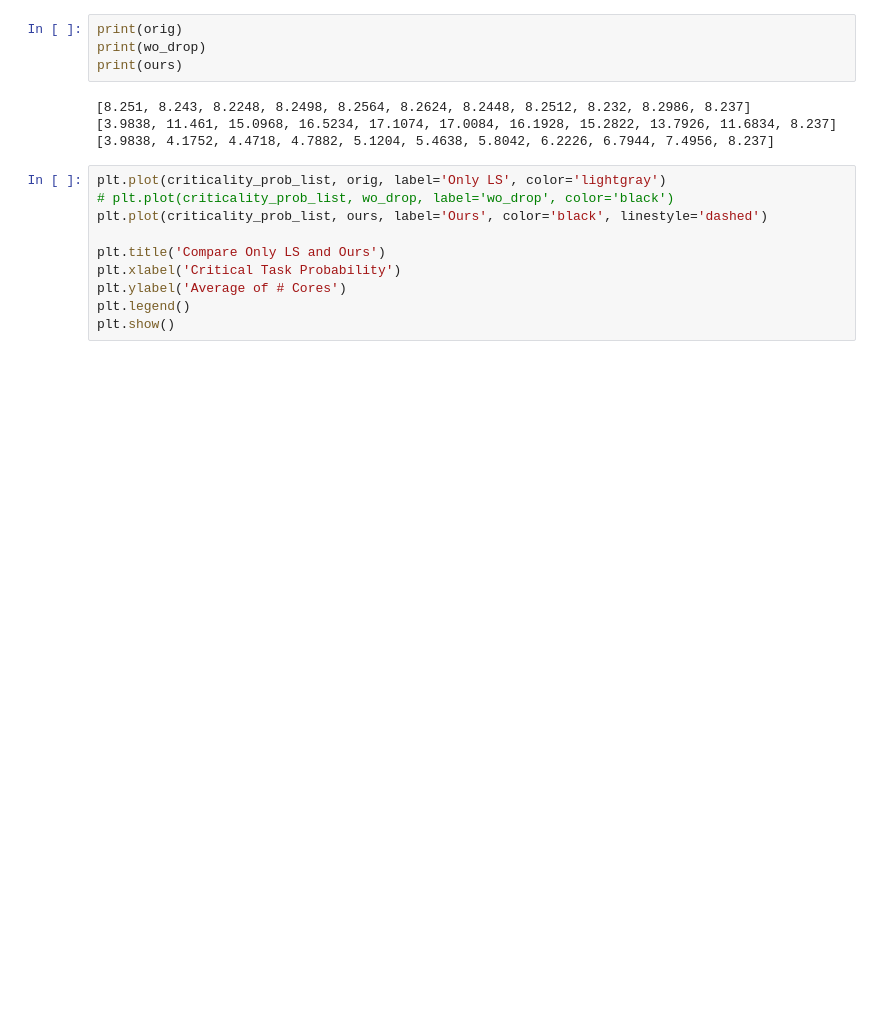
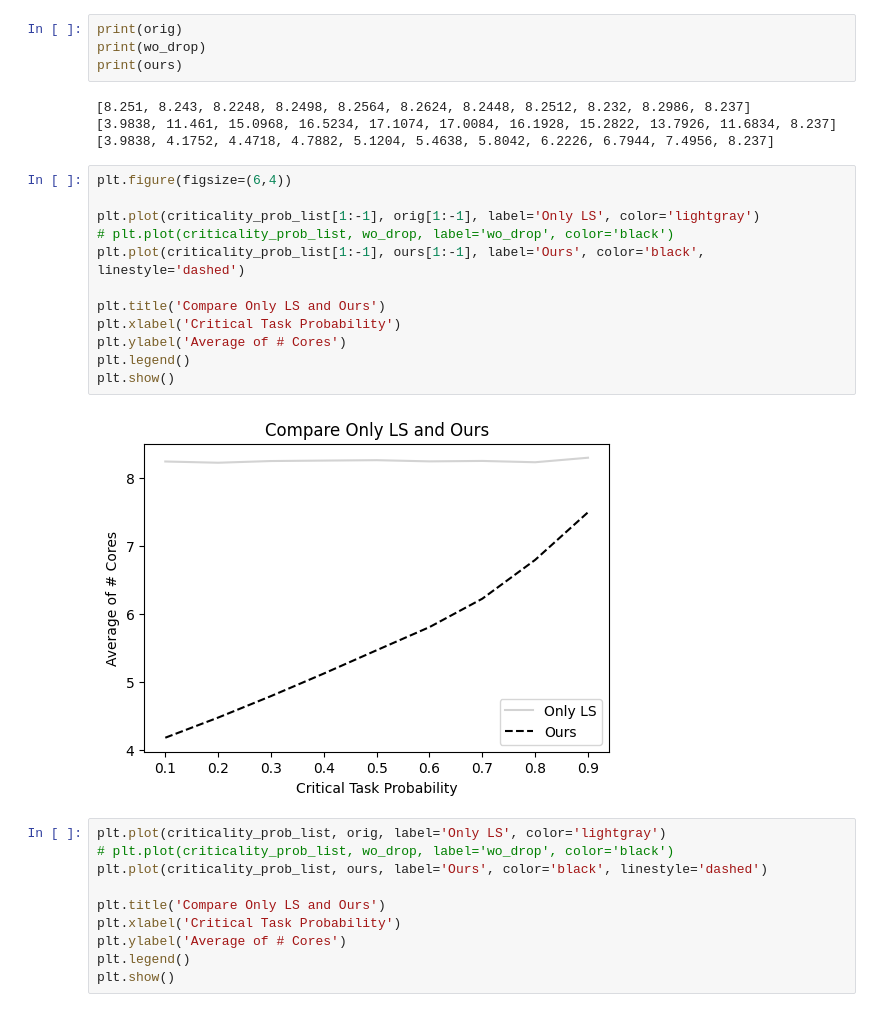
Before and after one commit to Akyeast/softerr_sim, a Jupyter notebook: vis/vis_rerun.ipynb, the cells around one changed output. Saved outputs shown, nothing was run; the diff lists cells and outputs as text; blank space fills up the shorter version.

```diff
--- a/vis/vis_rerun.ipynb
+++ b/vis/vis_rerun.ipynb
@@ -38,6 +85,20 @@ print(ours)
 [8.251, 8.243, 8.2248, 8.2498, 8.2564, 8.2624, 8.2448, 8.2512, 8.232, 8.2986, 8.237]
 [3.9838, 11.461, 15.0968, 16.5234, 17.1074, 17.0084, 16.1928, 15.2822, 13.7926, 11.6834, 8.237]
 [3.9838, 4.1752, 4.4718, 4.7882, 5.1204, 5.4638, 5.8042, 6.2226, 6.7944, 7.4956, 8.237]
+# %%
+plt.figure(figsize=(6,4))
+
+plt.plot(criticality_prob_list[1:-1], orig[1:-1], label='Only LS', color='lightgray')
+# plt.plot(criticality_prob_list, wo_drop, label='wo_drop', color='black')
+plt.plot(criticality_prob_list[1:-1], ours[1:-1], label='Ours', color='black', linestyle='dashed')
+
+plt.title('Compare Only LS and Ours')
+plt.xlabel('Critical Task Probability')
+plt.ylabel('Average of # Cores')
+plt.legend()
+plt.show()
+# %% [output]
+[figure, added]
 # %%
 plt.plot(criticality_prob_list, orig, label='Only LS', color='lightgray')
 # plt.plot(criticality_prob_list, wo_drop, label='wo_drop', color='black')
```
Also changed, not shown: parts of 6 cells of this notebook, 11 other files.
